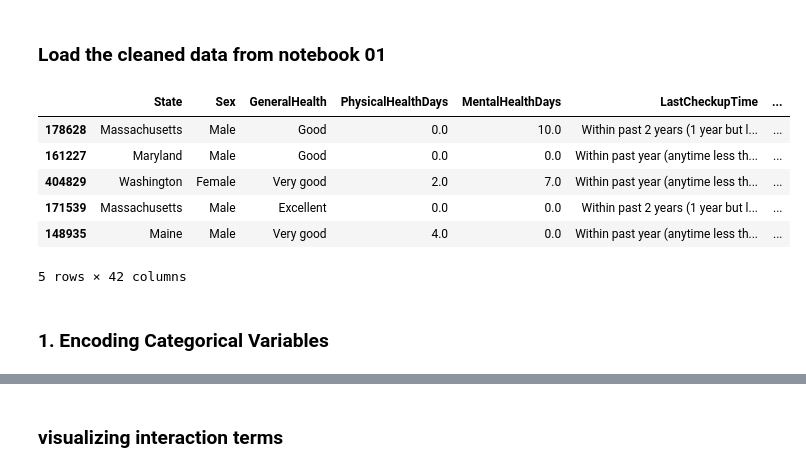
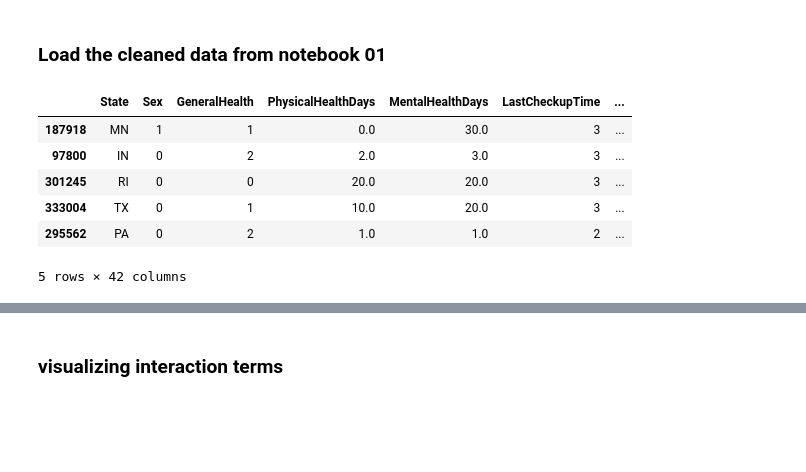
Before and after one commit to MaxChiu1122/ML-Project-with-Cathay-Life, a Jupyter notebook: notebooks/02_feature_engineering.ipynb, the cells around one changed output, grey strips where cells are left out. Drawn from its saved outputs; the diff is of its cells as text; code cells hidden in the pictures; blank space fills up the shorter version.

```diff
--- a/notebooks/02_feature_engineering.ipynb
+++ b/notebooks/02_feature_engineering.ipynb
@@ -27,16 +26,14 @@ from src.config import FEATURE_CONFIG
 # %% [markdown]
 ### Load the cleaned data from notebook 01
 # %%
-path = '../data/cleaned/heart_2022_cleaned_01.csv'
+path = '../data/processed/heart_2022_processed_01.csv'
 df = pd.read_csv(path, sep=',', encoding='utf-8')
 df.sample(5)
 # %% [output]
 |  | State | Sex | GeneralHealth | PhysicalHealthDays | MentalHealthDays | LastCheckupTime | ... |
-| 178628 | Massachusetts | Male | Good | 0.0 | 10.0 | Within past 2 years (1 year but l... | ... |
-| 161227 | Maryland | Male | Good | 0.0 | 0.0 | Within past year (anytime less th... | ... |
-| 404829 | Washington | Female | Very good | 2.0 | 7.0 | Within past year (anytime less th... | ... |
-| 171539 | Massachusetts | Male | Excellent | 0.0 | 0.0 | Within past 2 years (1 year but l... | ... |
-| 148935 | Maine | Male | Very good | 4.0 | 0.0 | Within past year (anytime less th... | ... |
+| 187918 | MN | 1 | 1 | 0.0 | 30.0 | 3 | ... |
+| 97800 | IN | 0 | 2 | 2.0 | 3.0 | 3 | ... |
+| 301245 | RI | 0 | 0 | 20.0 | 20.0 | 3 | ... |
+| 333004 | TX | 0 | 1 | 10.0 | 20.0 | 3 | ... |
+| 295562 | PA | 0 | 2 | 1.0 | 1.0 | 2 | ... |
 5 rows × 42 columns
-# %% [markdown]
-### 1. Encoding Categorical Variables
```
Also changed, not shown: parts of 14 cells of this notebook, 10 other files.
